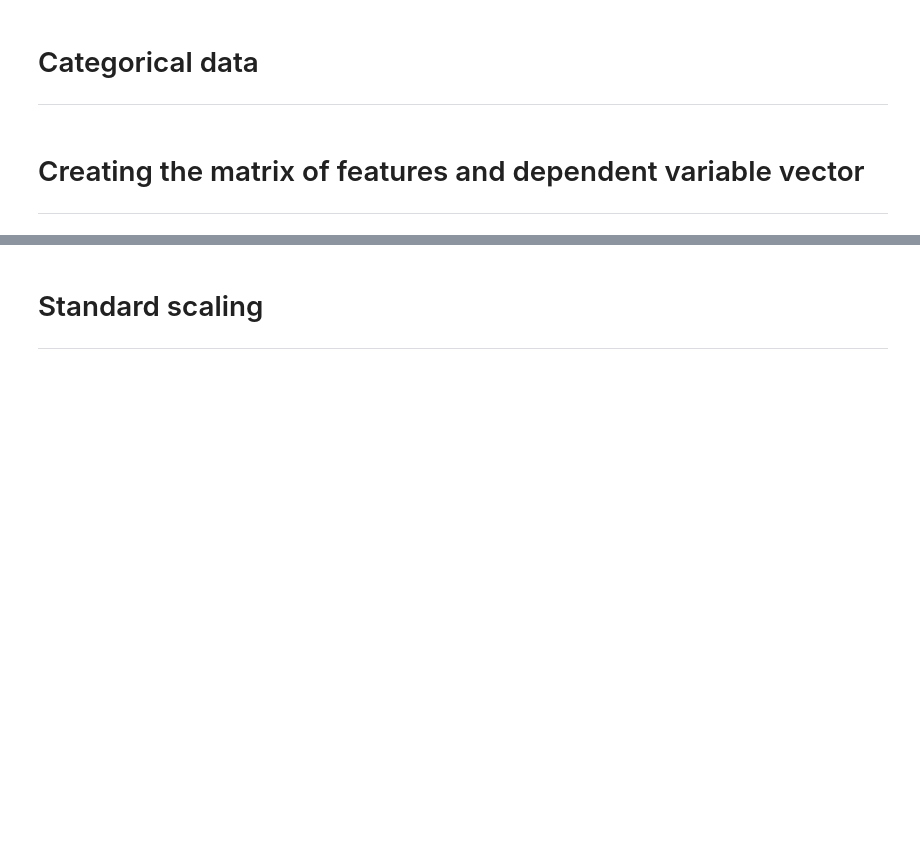
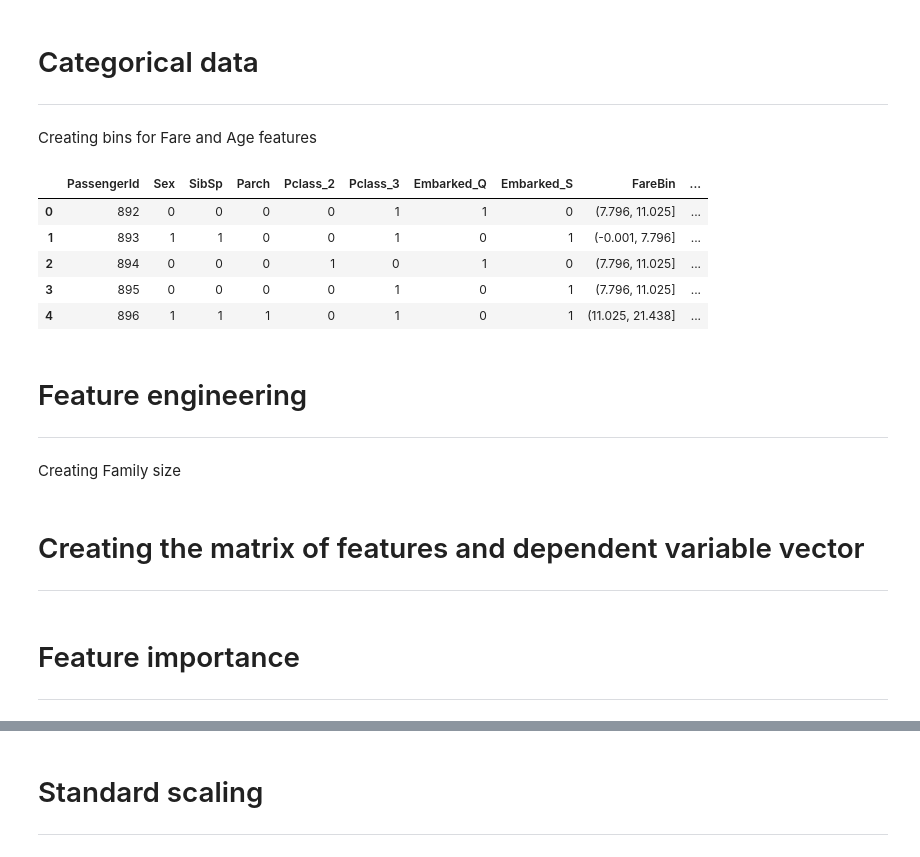
Before and after one commit to anastazijaverovic/Kaggle_Titanic_Predictions, a Jupyter notebook: titanic-predictions-notebook.ipynb, the cells around one changed output, grey strips where cells are left out. Cells and saved outputs as stored; diff of their text form; code cells hidden in the pictures; blank space fills up the shorter version.

Commit message:
To resolve: categorical values for Age and Fare, remove those columns

```diff
--- a/titanic-predictions-notebook.ipynb
+++ b/titanic-predictions-notebook.ipynb
@@ -272,6 +274,3 @@ Due to these findings:
-# %%
-training_set.drop(columns=['PassengerId','Fare'], axis=1, inplace=True)
-test_set.drop(columns=['PassengerId','Fare'], axis=1, inplace=True)
 # %% [markdown]
 Features Name and Ticket will be removed because they have a lot of distinct values and aren't good predictors
 # %%
@@ -298,5 +297,45 @@ sn.despine()
 # Categorical data
 ****
 # %%
-training_set = pd.get_dummies(training_set, columns=['Pclass', 'Sex', 'Embarked' ], drop_first= True)
-test_set = pd.get_dummies(test_set, columns=['Pclass', 'Sex', 'Embarked' ], drop_first= True)
+training_set = pd.get_dummies(training_set, columns=['Pclass', 'Embarked' ], drop_first= True)
+test_set = pd.get_dummies(test_set, columns=['Pclass', 'Embarked' ], drop_first= True)
+
+training_set['Sex'].replace(['male','female'],[0,1],inplace=True)
+test_set['Sex'].replace(['male','female'],[0,1],inplace=True)
+# %% [markdown]
+Creating bins for Fare and Age features
+# %%
+from sklearn.preprocessing import LabelEncoder
+
+training_set['FareBin'] = pd.qcut(training_set['Fare'], 5)
+test_set['FareBin'] = pd.qcut(test_set['Fare'], 5)
+
+label = LabelEncoder()
+training_set['FareBin_Code'] = label.fit_transform(training_set['FareBin'])
+test_set['FareBin_Code'] = label.fit_transform(test_set['FareBin'])
+
+training_set.drop(['Fare'], 1, inplace=True)
+test_set.drop(['Fare'], 1, inplace=True)
+# %%
+training_set['AgeBin'] = pd.qcut(training_set['Age'], 4)
+test_set['AgeBin'] = pd.qcut(test_set['Age'], 4)
+
+training_set['AgeBin_Code'] = label.fit_transform(training_set['AgeBin'])
+test_set['AgeBin_Code'] = label.fit_transform(test_set['AgeBin'])
+
+training_set.drop(['Age'], 1, inplace=True)
+test_set.drop(['Age'], 1, inplace=True)
+# %%
+test_set.head()
+# %% [output]
+|  | PassengerId | Sex | SibSp | Parch | Pclass_2 | Pclass_3 | Embarked_Q | Embarked_S | FareBin | ... |
+| 0 | 892 | 0 | 0 | 0 | 0 | 1 | 1 | 0 | (7.796, 11.025] | ... |
+| 1 | 893 | 1 | 1 | 0 | 0 | 1 | 0 | 1 | (-0.001, 7.796] | ... |
+| 2 | 894 | 0 | 0 | 0 | 1 | 0 | 1 | 0 | (7.796, 11.025] | ... |
+| 3 | 895 | 0 | 0 | 0 | 0 | 1 | 0 | 1 | (7.796, 11.025] | ... |
+| 4 | 896 | 1 | 1 | 1 | 0 | 1 | 0 | 1 | (11.025, 21.438] | ... |
+# %% [markdown]
+# Feature engineering
+****
+# %% [markdown]
+Creating Family size
@@ -308,3 +353,6 @@ x_train = training_set.iloc[:,training_set.columns != 'Survived']
 y_train = training_set.iloc[:,training_set.columns == 'Survived'].values.reshape(-1,1)
 
 x_test = test_set
+# %% [markdown]
+# Feature importance
+****
```
Also changed, not shown: parts of 22 cells of this notebook.
